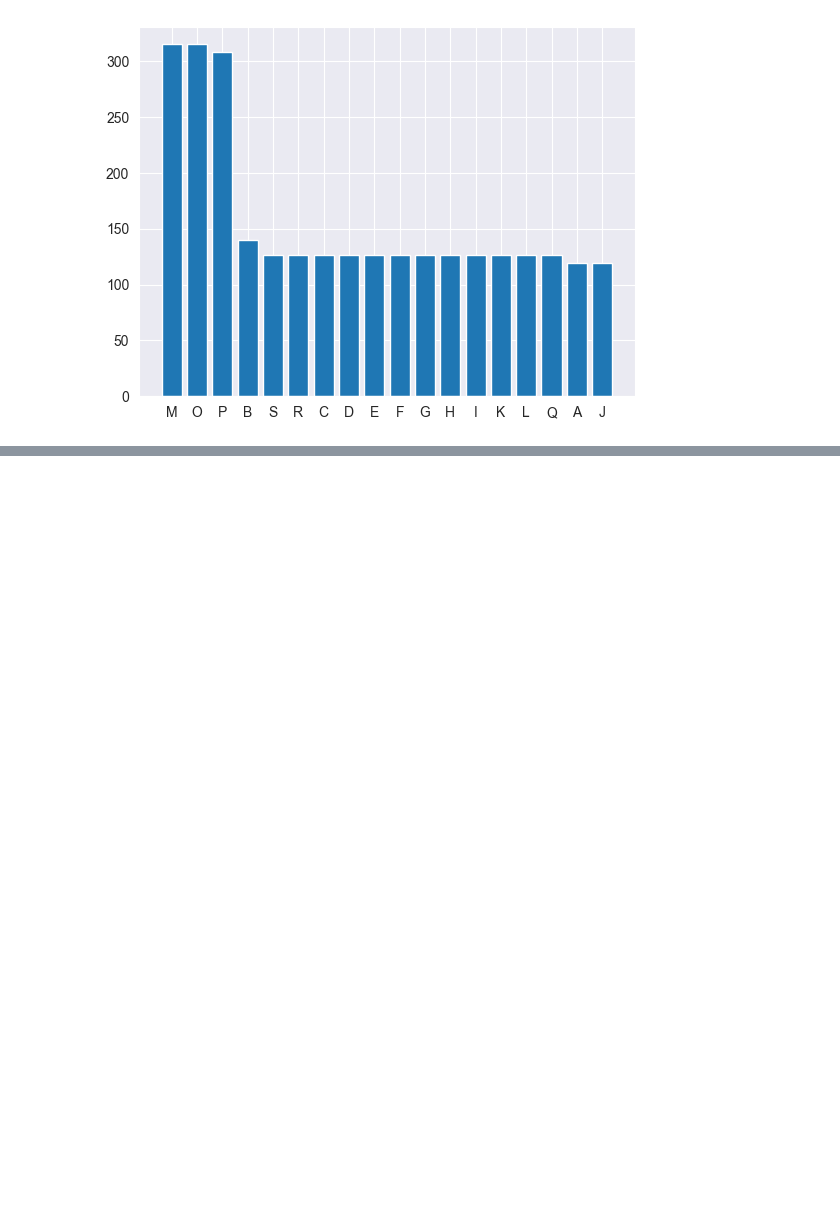
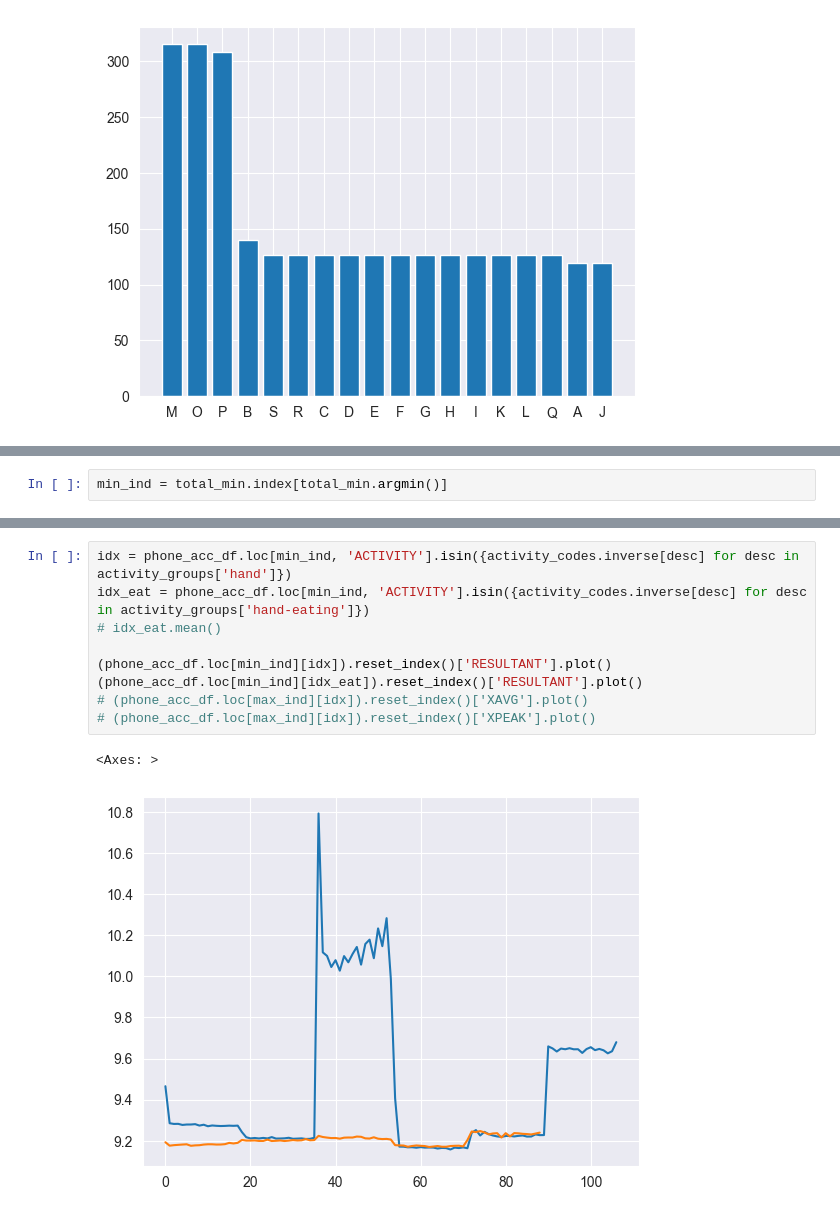
Before and after one commit to andleb/STATS608Final, a Jupyter notebook: EDA.ipynb, the cells around one changed output, grey strips where cells are left out. Drawn from its saved outputs; the diff is of its cells as text; blank space fills up the shorter version.

```diff
--- a/EDA.ipynb
+++ b/EDA.ipynb
@@ -251 +250,3 @@ plt.bar(phone_acc_df.loc[phone_acc_df.index[10], 'ACTIVITY'].value_counts().inde
+# %%
+min_ind = total_min.index[total_min.argmin()]
 # %%
@@ -275,0 +274,12 @@ Name: ACTIVITY, Length: 2828, dtype: bool
+# %%
+idx = phone_acc_df.loc[min_ind, 'ACTIVITY'].isin({activity_codes.inverse[desc] for desc in activity_groups['hand']})
+idx_eat = phone_acc_df.loc[min_ind, 'ACTIVITY'].isin({activity_codes.inverse[desc] for desc in activity_groups['hand-eating']})
+# idx_eat.mean()
+
+(phone_acc_df.loc[min_ind][idx]).reset_index()['RESULTANT'].plot()
+(phone_acc_df.loc[min_ind][idx_eat]).reset_index()['RESULTANT'].plot()
+# (phone_acc_df.loc[max_ind][idx]).reset_index()['XAVG'].plot()
+# (phone_acc_df.loc[max_ind][idx]).reset_index()['XPEAK'].plot()
+# %% [output]
+<Axes: >
+[figure, added]
```
Also changed, not shown: parts of 13 cells of this notebook, 2 other files.
